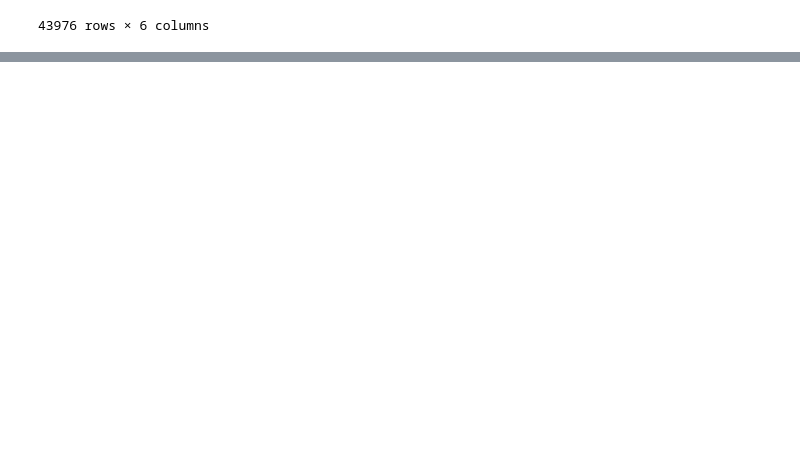
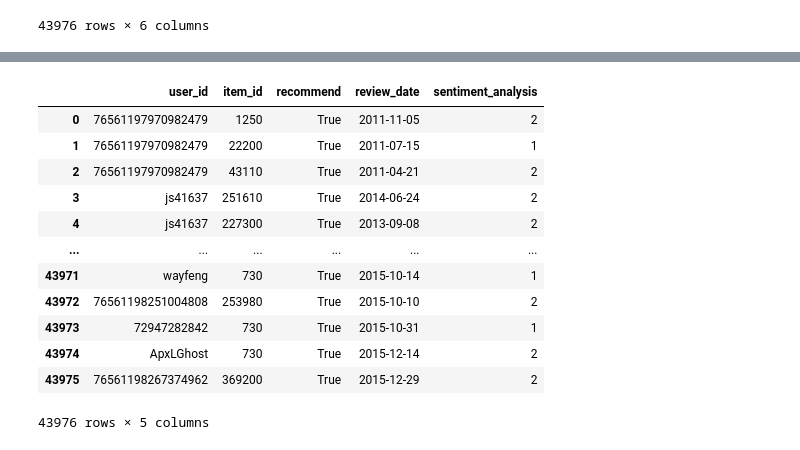
Before and after one commit to DaAnMaGi/PI_ML_OPS, a Jupyter notebook: formulacion/formulacion_datos.ipynb, the cells around one changed output, grey strips where cells are left out. Saved outputs shown, nothing was run; the diff lists cells and outputs as text; code cells hidden in the pictures; blank space fills up the shorter version.

```diff
--- a/formulacion/formulacion_datos.ipynb
+++ b/formulacion/formulacion_datos.ipynb
@@ -521,0 +553,21 @@ reviews_vector
+# %%
+# Se crea el dataframe de review final:
+
+review_final = reviews.drop(columns=["review","review_lemma","sentiment_analysis",
+                                    "sentiment_lemma","value_recommend"])
+review_final.rename(columns={"sentiment_final":"sentiment_analysis"},inplace=True)
+review_final
+# %% [output]
+|  | user_id | item_id | recommend | review_date | sentiment_analysis |
+| 0 | 76561197970982479 | 1250 | True | 2011-11-05 | 2 |
+| 1 | 76561197970982479 | 22200 | True | 2011-07-15 | 1 |
+| 2 | 76561197970982479 | 43110 | True | 2011-04-21 | 2 |
+| 3 | js41637 | 251610 | True | 2014-06-24 | 2 |
+| 4 | js41637 | 227300 | True | 2013-09-08 | 2 |
+| ... | ... | ... | ... | ... | ... |
+| 43971 | wayfeng | 730 | True | 2015-10-14 | 1 |
+| 43972 | 76561198251004808 | 253980 | True | 2015-10-10 | 2 |
+| 43973 | 72947282842 | 730 | True | 2015-10-31 | 1 |
+| 43974 | ApxLGhost | 730 | True | 2015-12-14 | 2 |
+| 43975 | 76561198267374962 | 369200 | True | 2015-12-29 | 2 |
+43976 rows × 5 columns
```
Also changed, not shown: parts of 19 cells of this notebook.
